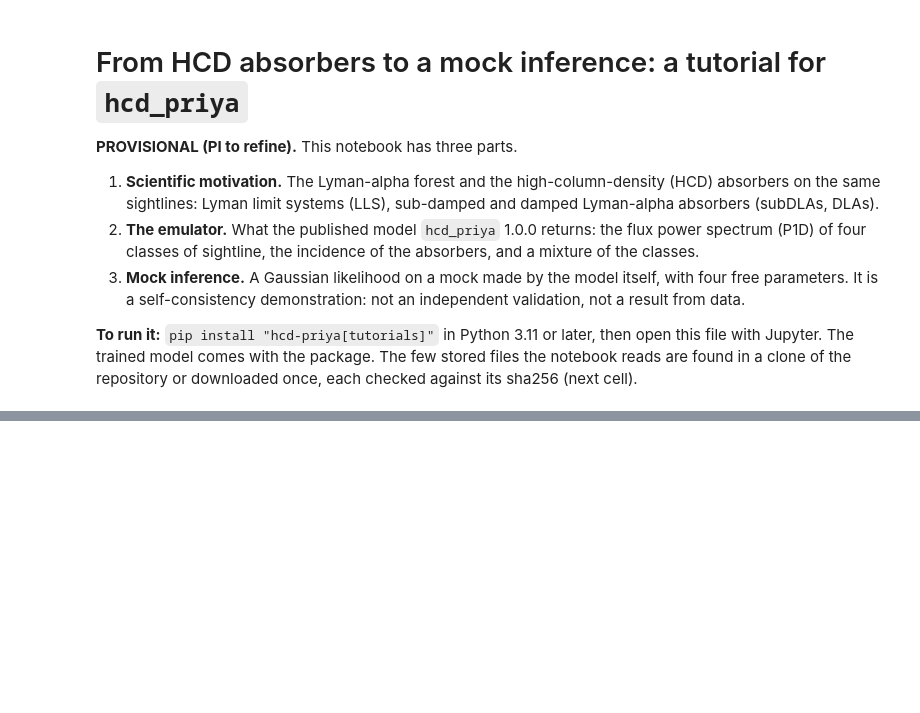
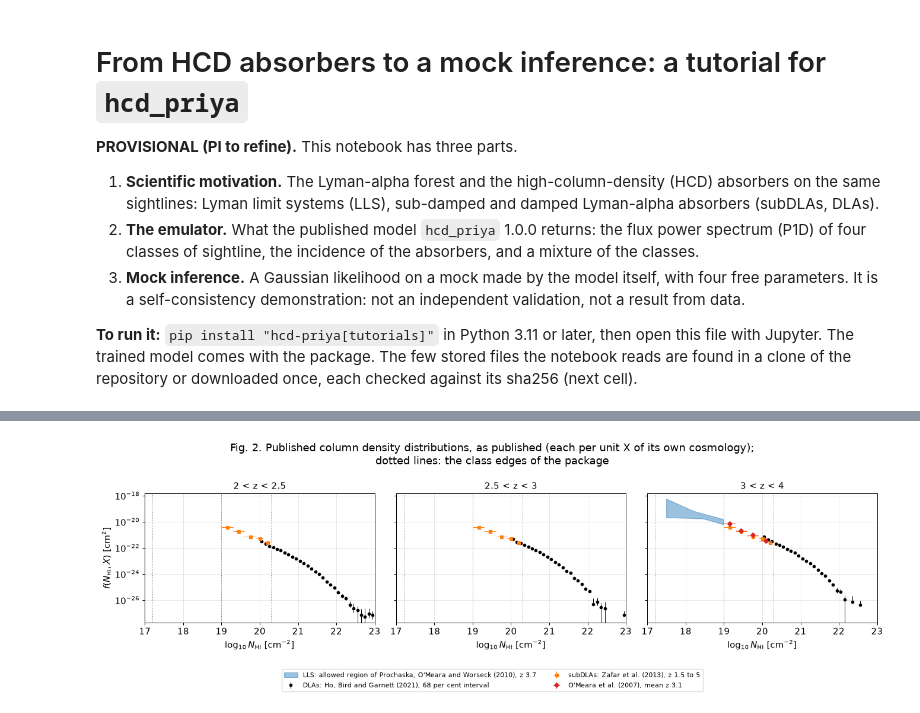
Before and after one commit to jibanCat/hcd_priya, a Jupyter notebook: notebooks/tutorial/hcd_priya_tutorial.ipynb, the cells around one changed output, grey strips where cells are left out. Cells and saved outputs as stored; diff of their text form; code cells hidden in the pictures; blank space fills up the shorter version.

```diff
--- a/notebooks/tutorial/hcd_priya_tutorial.ipynb
+++ b/notebooks/tutorial/hcd_priya_tutorial.ipynb
@@ -23,4 +23,8 @@ import numpy as np
 import hcd_analysis
 import hcd_analysis.predictor as hp
 
+plt.rcParams.update({"font.size": 12, "axes.titlesize": 12, "axes.labelsize": 12, "legend.fontsize": 10,
+                     "figure.dpi": 90, "axes.grid": True, "grid.alpha": 0.3})
+CLASS_COLOURS = {"clean": "#4d4d4d", "LLS": "#1f77b4", "subDLA": "#ff7f0e", "DLA": "#d62728"}
+
 print("hcd_analysis", hcd_analysis.__version__)
@@ -74,6 +80,10 @@ ASSETS = {
     "hcd_priya_example_download.tar.gz": {
         "sha256": "27bd0f96c88ae195175351bbf05468188b8fdf745c99bac9e54bebf571e31d7a",
         "url": "https://github.com/jibanCat/hcd_priya/releases/download/v1.0.0/hcd_priya_example_download.tar.gz",
+    },
+    "notebooks/tutorial/assets/figures/joss_architecture.png": {
+        "sha256": "47302de8ce8d49e523312e1a67590ce8f0829cfa3d728e8cb304723bd3f6c68d",
+        "url": "https://raw.githubusercontent.com/jibanCat/hcd_priya/7caaeb52c9ecffd9c6472a8231533389c990cc86/notebooks/tutorial/assets/figures/joss_architecture.png",
     },
 }
 
@@ -135,0 +165,72 @@ print(len(ASSETS), "stored files are pinned by sha256")
+# %%
+# Fig. 2. The column density distribution f(N_HI) from published measurements, from LLS to DLAs.
+import hcd_analysis.catalog as catalog
+
+EDGES = (catalog.LOG_NHI_LLS_MIN, catalog.LOG_NHI_SUBDLA_MIN, catalog.LOG_NHI_DLA_MIN)
+print(f"LLS:    10^{EDGES[0]} <= N_HI < 10^{EDGES[1]} cm^-2")
+print(f"subDLA: 10^{EDGES[1]} <= N_HI < 10^{EDGES[2]} cm^-2")
+print(f"DLA:    N_HI >= 10^{EDGES[2]} cm^-2")
+
+DATA = "docs/figures/data/"
+CDDF_PANELS = (
+    ("2 < z < 2.5", "ho21/cddf_z225.txt"),
+    ("2.5 < z < 3", "ho21/cddf_z253.txt"),
+    ("3 < z < 4", "ho21/cddf_z34.txt"),
+)
+
+
+def read_ho21_cddf(path):
+    # six rows: log10 N_HI of the bin centre, f, the two limits of the 68 per cent interval, those of the 95 per cent
+    # interval (not drawn); bins with f = 0 are left out
+    table = np.loadtxt(path)
+    keep = table[1] > 0
+    return table[0][keep], table[1][keep], table[2][keep], table[3][keep]
+
+
+# Zafar et al. (2013): log10 N_HI, the half-width of the bin, log10 f, its upper and its lower error in dex
+z13_logn, z13_half, z13_logf, z13_up, z13_down = np.loadtxt(tutorial_file(DATA + "lls_subdla/zafar_2013.txt"), ndmin=2).T
+# O'Meara et al. (2007), all log10: N_HI, f, the two edges of the bin, the two limits of f
+o07_logn, o07_logf, o07_lo_n, o07_hi_n, o07_lo_f, o07_hi_f = np.loadtxt(
+    tutorial_file(DATA + "lls_subdla/omeara2007_fn_all19p0.dat"), ndmin=2
+).T
+# Prochaska, O'Meara and Worseck (2010): the corners of the allowed region, log10 N_HI and log10 f
+p10 = np.loadtxt(tutorial_file(DATA + "lls_subdla/prochaska2010_lls_region.dat"), ndmin=2)
+
+fig, axes = plt.subplots(1, 3, figsize=(15, 4.8), sharey=True)
+drawn_logn, drawn_f = [], []
+for ax, (title, name) in zip(axes, CDDF_PANELS):
+    logn, f, f_lo, f_hi = read_ho21_cddf(tutorial_file(DATA + name))
+    ax.errorbar(logn, f, yerr=[f - f_lo, f_hi - f], fmt="o", ms=3.5, color="black", elinewidth=0.8,
+                label="DLAs: Ho, Bird and Garnett (2021), 68 per cent interval")
+    z13_f = 10.0**z13_logf
+    ax.errorbar(z13_logn, z13_f, xerr=z13_half, yerr=[z13_f - 10.0 ** (z13_logf - z13_down), 10.0 ** (z13_logf + z13_up) - z13_f],
+                fmt="s", ms=4, color=CLASS_COLOURS["subDLA"], elinewidth=0.8, label="subDLAs: Zafar et al. (2013), z 1.5 to 5")
+    drawn_logn += [logn, z13_logn]
+    drawn_f += [f, z13_f]
+    if title == "3 < z < 4":
+        o07_f = 10.0**o07_logf
+        ax.errorbar(o07_logn, o07_f, xerr=[o07_logn - o07_lo_n, o07_hi_n - o07_logn],
+                    yerr=[o07_f - 10.0**o07_lo_f, 10.0**o07_hi_f - o07_f], fmt="D", ms=4, color=CLASS_COLOURS["DLA"],
+                    elinewidth=0.8, label="O'Meara et al. (2007), mean z 3.1")
+        ax.fill(p10[:, 0], 10.0 ** p10[:, 1], facecolor=CLASS_COLOURS["LLS"], edgecolor=CLASS_COLOURS["LLS"], alpha=0.45, lw=1.0,
+                label="LLS: allowed region of Prochaska, O'Meara and Worseck (2010), z 3.7")
+        drawn_logn += [o07_logn, p10[:, 0]]
+        drawn_f += [o07_f, 10.0 ** p10[:, 1]]
+    for edge in EDGES:
+        ax.axvline(edge, color="grey", lw=0.8, ls=":")
+    ax.set_yscale("log")
+    ax.set_xlim(17.0, 23.0)
+    ax.set_xlabel(r"$\log_{10} N_\mathrm{HI}$ [cm$^{-2}$]")
+    ax.set_title(title)
+axes[0].set_ylabel(r"$f(N_\mathrm{HI}, X)$ [cm$^2$]")
+fig.legend(*axes[2].get_legend_handles_labels(), loc="lower center", ncol=2, fontsize=9)
+fig.suptitle("Fig. 2. Published column density distributions, as published (each per unit X of its own cosmology);\n"
+             "dotted lines: the class edges of the package")
+fig.tight_layout(rect=(0, 0.13, 1, 1))
+plt.show()
+
+drawn_logn, drawn_f = np.concatenate(drawn_logn), np.concatenate(drawn_f)
+print(f"the points drawn run from log10 N_HI = {drawn_logn.min():.2f} to {drawn_logn.max():.2f}")
+print(f"and f from {drawn_f.max():.2e} down to {drawn_f.min():.2e} cm^2: {np.log10(drawn_f.max() / drawn_f.min()):.1f} decades of f")
+print(f"the forest lies below the lowest class edge, log10 N_HI = {EDGES[0]}, and is not drawn")
+# %% [output]
@@ -135,0 +240 @@ print(len(ASSETS), "stored files are pinned by sha256")
+[figure, added]
```
Also changed, not shown: parts of 29 cells of this notebook, 3 other files.
